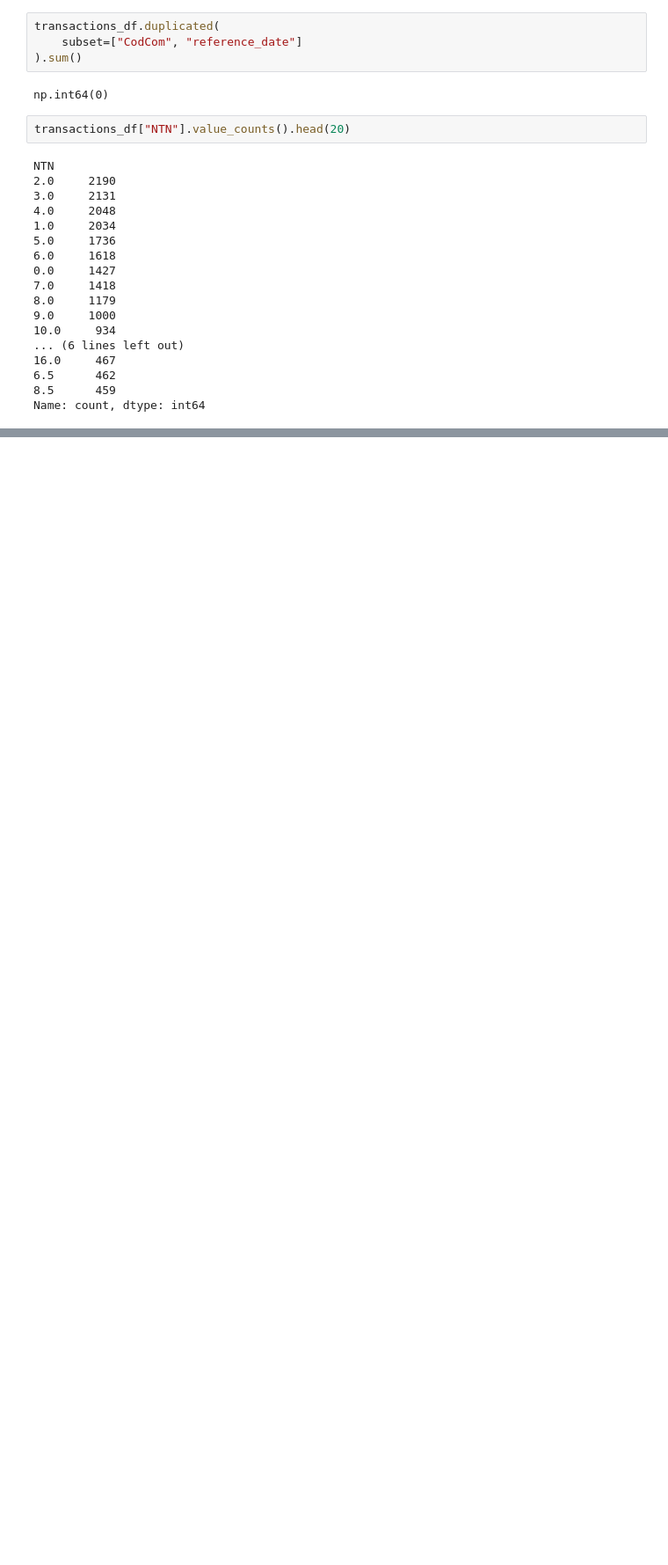
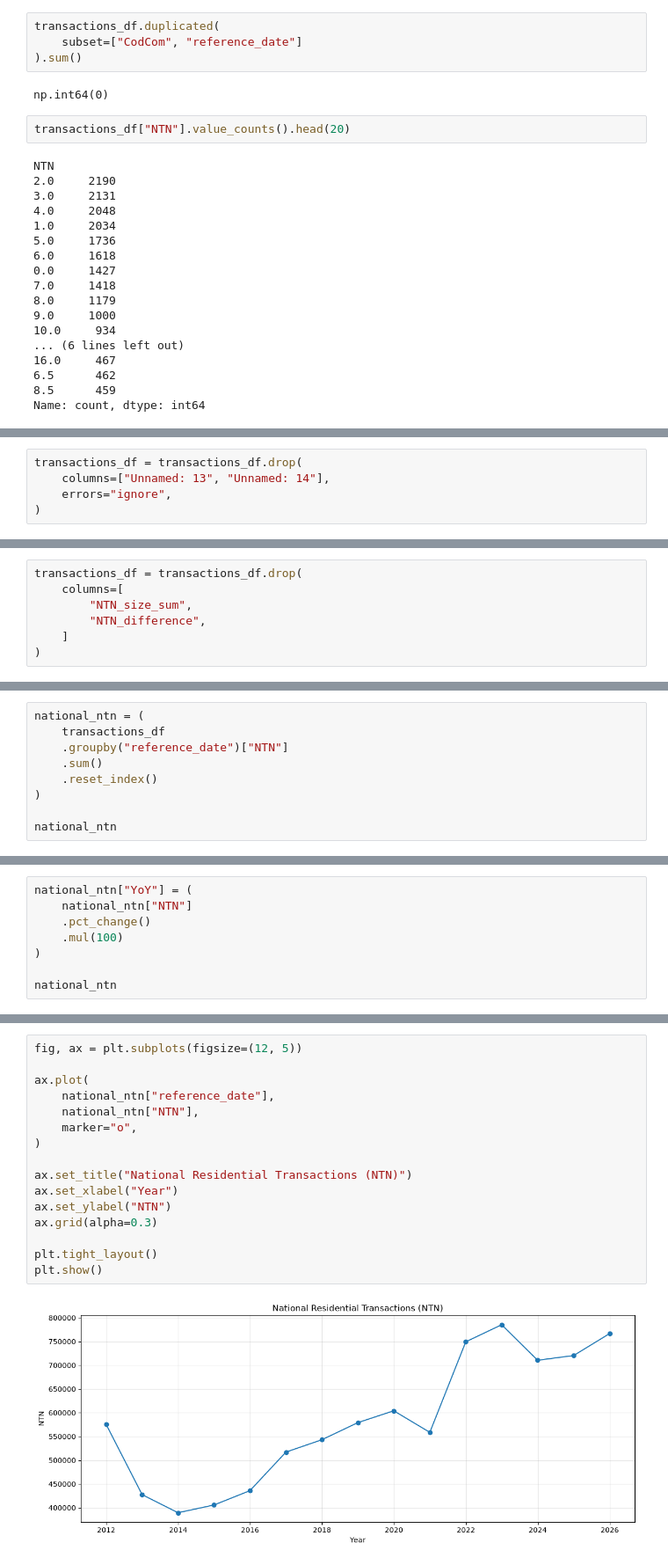
Before and after one commit to danielematix67-boop/italian-real-estate-analysis, a Jupyter notebook: notebooks/02_omi_transactions_exploration.ipynb, the cells around one changed output, grey strips where cells are left out. Shown at 88% size. Drawn from its saved outputs; the diff is of its cells as text; blank space fills up the shorter version.

```diff
--- a/notebooks/02_omi_transactions_exploration.ipynb
+++ b/notebooks/02_omi_transactions_exploration.ipynb
@@ -1045,0 +1049,5 @@ Name: count, dtype: int64
+# %%
+transactions_df = transactions_df.drop(
+    columns=["Unnamed: 13", "Unnamed: 14"],
+    errors="ignore",
+)
@@ -1045,0 +1746,7 @@ Name: count, dtype: int64
+# %%
+transactions_df = transactions_df.drop(
+    columns=[
+        "NTN_size_sum",
+        "NTN_difference",
+    ]
+)
@@ -1045,0 +1850,9 @@ Name: count, dtype: int64
+# %%
+national_ntn = (
+    transactions_df
+    .groupby("reference_date")["NTN"]
+    .sum()
+    .reset_index()
+)
+
+national_ntn
@@ -1045,0 +1876,8 @@ Name: count, dtype: int64
+# %%
+national_ntn["YoY"] = (
+    national_ntn["NTN"]
+    .pct_change()
+    .mul(100)
+)
+
+national_ntn
@@ -1045,0 +1901,18 @@ Name: count, dtype: int64
+# %%
+fig, ax = plt.subplots(figsize=(12, 5))
+
+ax.plot(
+    national_ntn["reference_date"],
+    national_ntn["NTN"],
+    marker="o",
+)
+
+ax.set_title("National Residential Transactions (NTN)")
+ax.set_xlabel("Year")
+ax.set_ylabel("NTN")
+ax.grid(alpha=0.3)
+
+plt.tight_layout()
+plt.show()
+# %% [output]
+[figure, added]
```
Also changed, not shown: parts of 83 cells of this notebook, 11 other files.
